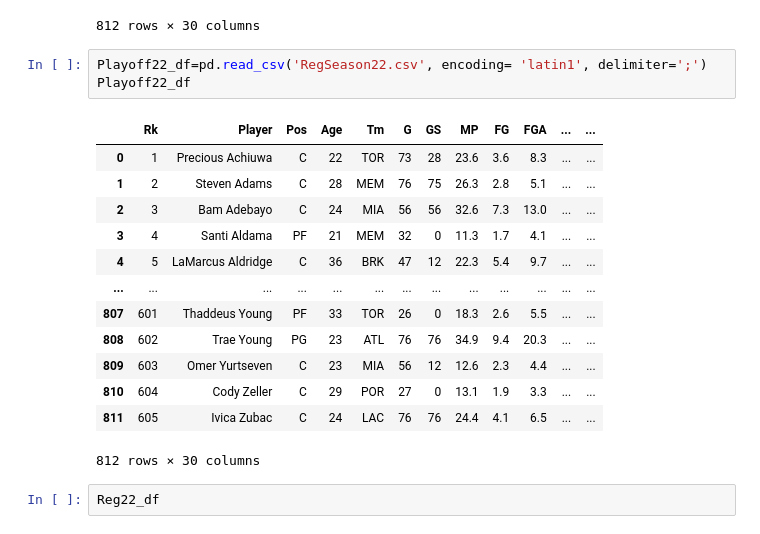
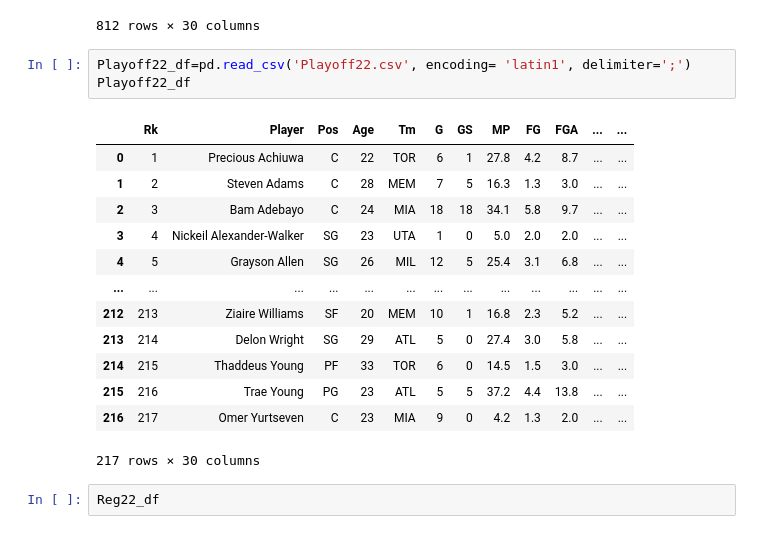
Before and after one commit to shabazmotan/NBA-Analysis, a Jupyter notebook: test.ipynb, the cells around one changed output. Drawn from its saved outputs; the diff is of its cells as text.

```diff
--- a/test.ipynb
+++ b/test.ipynb
@@ -18,22 +18,22 @@ Reg22_df
 | 811 | 605 | Ivica Zubac | C | 24 | LAC | 76 | 76 | 24.4 | 4.1 | 6.5 | ... | ... |
 812 rows × 30 columns
 # %%
-Playoff22_df=pd.read_csv('RegSeason22.csv', encoding= 'latin1', delimiter=';')
+Playoff22_df=pd.read_csv('Playoff22.csv', encoding= 'latin1', delimiter=';')
 Playoff22_df
 # %% [output]
 |  | Rk | Player | Pos | Age | Tm | G | GS | MP | FG | FGA | ... | ... |
-| 0 | 1 | Precious Achiuwa | C | 22 | TOR | 73 | 28 | 23.6 | 3.6 | 8.3 | ... | ... |
-| 1 | 2 | Steven Adams | C | 28 | MEM | 76 | 75 | 26.3 | 2.8 | 5.1 | ... | ... |
-| 2 | 3 | Bam Adebayo | C | 24 | MIA | 56 | 56 | 32.6 | 7.3 | 13.0 | ... | ... |
-| 3 | 4 | Santi Aldama | PF | 21 | MEM | 32 | 0 | 11.3 | 1.7 | 4.1 | ... | ... |
-| 4 | 5 | LaMarcus Aldridge | C | 36 | BRK | 47 | 12 | 22.3 | 5.4 | 9.7 | ... | ... |
+| 0 | 1 | Precious Achiuwa | C | 22 | TOR | 6 | 1 | 27.8 | 4.2 | 8.7 | ... | ... |
+| 1 | 2 | Steven Adams | C | 28 | MEM | 7 | 5 | 16.3 | 1.3 | 3.0 | ... | ... |
+| 2 | 3 | Bam Adebayo | C | 24 | MIA | 18 | 18 | 34.1 | 5.8 | 9.7 | ... | ... |
+| 3 | 4 | Nickeil Alexander-Walker | SG | 23 | UTA | 1 | 0 | 5.0 | 2.0 | 2.0 | ... | ... |
+| 4 | 5 | Grayson Allen | SG | 26 | MIL | 12 | 5 | 25.4 | 3.1 | 6.8 | ... | ... |
 | ... | ... | ... | ... | ... | ... | ... | ... | ... | ... | ... | ... | ... |
-| 807 | 601 | Thaddeus Young | PF | 33 | TOR | 26 | 0 | 18.3 | 2.6 | 5.5 | ... | ... |
-| 808 | 602 | Trae Young | PG | 23 | ATL | 76 | 76 | 34.9 | 9.4 | 20.3 | ... | ... |
-| 809 | 603 | Omer Yurtseven | C | 23 | MIA | 56 | 12 | 12.6 | 2.3 | 4.4 | ... | ... |
-| 810 | 604 | Cody Zeller | C | 29 | POR | 27 | 0 | 13.1 | 1.9 | 3.3 | ... | ... |
-| 811 | 605 | Ivica Zubac | C | 24 | LAC | 76 | 76 | 24.4 | 4.1 | 6.5 | ... | ... |
+| 212 | 213 | Ziaire Williams | SF | 20 | MEM | 10 | 1 | 16.8 | 2.3 | 5.2 | ... | ... |
+| 213 | 214 | Delon Wright | SG | 29 | ATL | 5 | 0 | 27.4 | 3.0 | 5.8 | ... | ... |
+| 214 | 215 | Thaddeus Young | PF | 33 | TOR | 6 | 0 | 14.5 | 1.5 | 3.0 | ... | ... |
+| 215 | 216 | Trae Young | PG | 23 | ATL | 5 | 5 | 37.2 | 4.4 | 13.8 | ... | ... |
+| 216 | 217 | Omer Yurtseven | C | 23 | MIA | 9 | 0 | 4.2 | 1.3 | 2.0 | ... | ... |
-812 rows × 30 columns
+217 rows × 30 columns
 # %%
 Reg22_df
 # %% [output]
```
Also changed, not shown: parts of 5 cells of this notebook, 3 other files.
